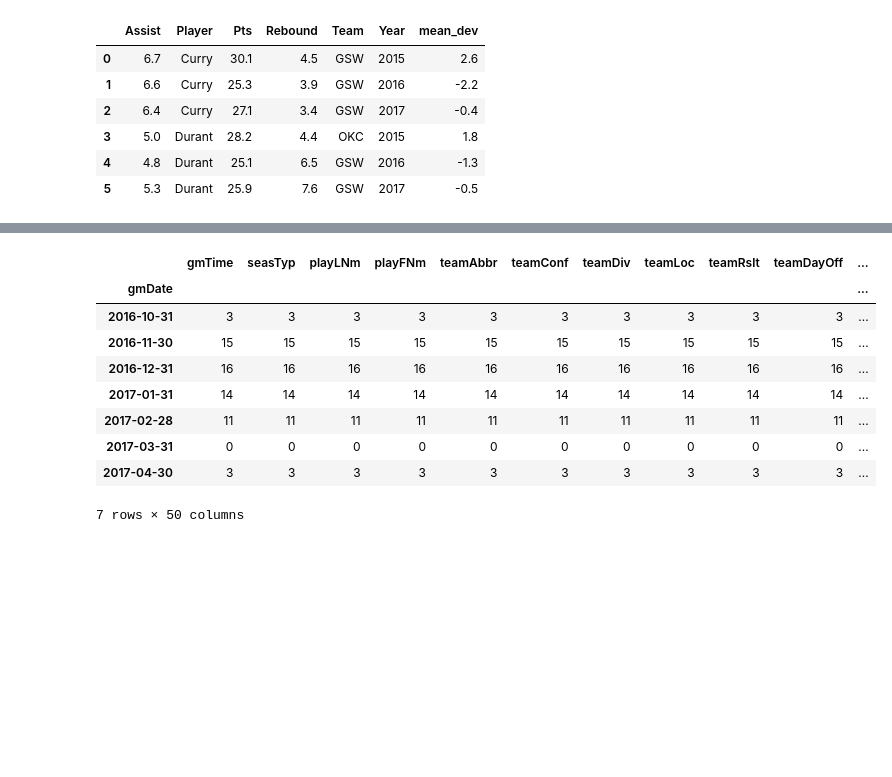
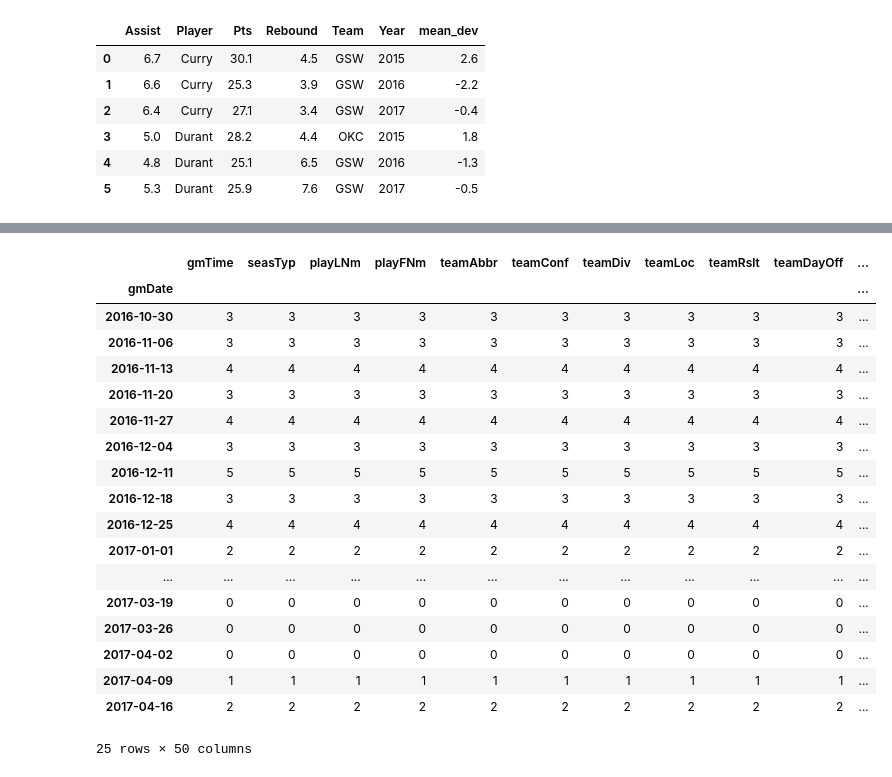
Before and after one commit to mwaugh0328/data_bootcamp_spring_2018, a Jupyter notebook: week10/groupby.ipynb, the cells around one changed output, grey strips where cells are left out. Drawn from its saved outputs; the diff is of its cells as text; code cells hidden in the pictures; blank space fills up the shorter version.

Commit message:
final edit to groupby

```diff
--- a/week10/groupby.ipynb
+++ b/week10/groupby.ipynb
@@ -184,19 +194,28 @@ gbA.apply(mean_dev_by_pts)
 # %%
-pgame = pd.read_csv("C:\\data_bootcamp\\data_bootcamp_spring_2018\\data\\2016-17_playerBoxScore.csv")
+pgame = pd.read_csv("https://github.com/mwaugh0328/data_bootcamp_spring_2018/raw/master/data/2016-17_playerBoxScore.csv")
 
 pgame["gmDate"] = pd.to_datetime(pgame["gmDate"], format="%Y-%m-%d")
 # %%
 durant_game = pgame[pgame.playLNm == "Durant"]
 # %%
-durant_game.groupby(pd.Grouper(key="gmDate", freq="M")).count()
+durant_game.groupby(pd.Grouper(key="gmDate", freq="W")).count()
 # %% [output]
 |  | gmTime | seasTyp | playLNm | playFNm | teamAbbr | teamConf | teamDiv | teamLoc | teamRslt | teamDayOff | ... |
 | gmDate |  |  |  |  |  |  |  |  |  |  | ... |
-| 2016-10-31 | 3 | 3 | 3 | 3 | 3 | 3 | 3 | 3 | 3 | 3 | ... |
-| 2016-11-30 | 15 | 15 | 15 | 15 | 15 | 15 | 15 | 15 | 15 | 15 | ... |
-| 2016-12-31 | 16 | 16 | 16 | 16 | 16 | 16 | 16 | 16 | 16 | 16 | ... |
-| 2017-01-31 | 14 | 14 | 14 | 14 | 14 | 14 | 14 | 14 | 14 | 14 | ... |
-| 2017-02-28 | 11 | 11 | 11 | 11 | 11 | 11 | 11 | 11 | 11 | 11 | ... |
-| 2017-03-31 | 0 | 0 | 0 | 0 | 0 | 0 | 0 | 0 | 0 | 0 | ... |
-| 2017-04-30 | 3 | 3 | 3 | 3 | 3 | 3 | 3 | 3 | 3 | 3 | ... |
+| 2016-10-30 | 3 | 3 | 3 | 3 | 3 | 3 | 3 | 3 | 3 | 3 | ... |
+| 2016-11-06 | 3 | 3 | 3 | 3 | 3 | 3 | 3 | 3 | 3 | 3 | ... |
+| 2016-11-13 | 4 | 4 | 4 | 4 | 4 | 4 | 4 | 4 | 4 | 4 | ... |
+| 2016-11-20 | 3 | 3 | 3 | 3 | 3 | 3 | 3 | 3 | 3 | 3 | ... |
+| 2016-11-27 | 4 | 4 | 4 | 4 | 4 | 4 | 4 | 4 | 4 | 4 | ... |
+| 2016-12-04 | 3 | 3 | 3 | 3 | 3 | 3 | 3 | 3 | 3 | 3 | ... |
+| 2016-12-11 | 5 | 5 | 5 | 5 | 5 | 5 | 5 | 5 | 5 | 5 | ... |
+| 2016-12-18 | 3 | 3 | 3 | 3 | 3 | 3 | 3 | 3 | 3 | 3 | ... |
+| 2016-12-25 | 4 | 4 | 4 | 4 | 4 | 4 | 4 | 4 | 4 | 4 | ... |
+| 2017-01-01 | 2 | 2 | 2 | 2 | 2 | 2 | 2 | 2 | 2 | 2 | ... |
+| ... | ... | ... | ... | ... | ... | ... | ... | ... | ... | ... | ... |
+| 2017-03-19 | 0 | 0 | 0 | 0 | 0 | 0 | 0 | 0 | 0 | 0 | ... |
+| 2017-03-26 | 0 | 0 | 0 | 0 | 0 | 0 | 0 | 0 | 0 | 0 | ... |
+| 2017-04-02 | 0 | 0 | 0 | 0 | 0 | 0 | 0 | 0 | 0 | 0 | ... |
+| 2017-04-09 | 1 | 1 | 1 | 1 | 1 | 1 | 1 | 1 | 1 | 1 | ... |
+| 2017-04-16 | 2 | 2 | 2 | 2 | 2 | 2 | 2 | 2 | 2 | 2 | ... |
-7 rows × 50 columns
+25 rows × 50 columns
```
Also changed, not shown: parts of 2 cells of this notebook.
